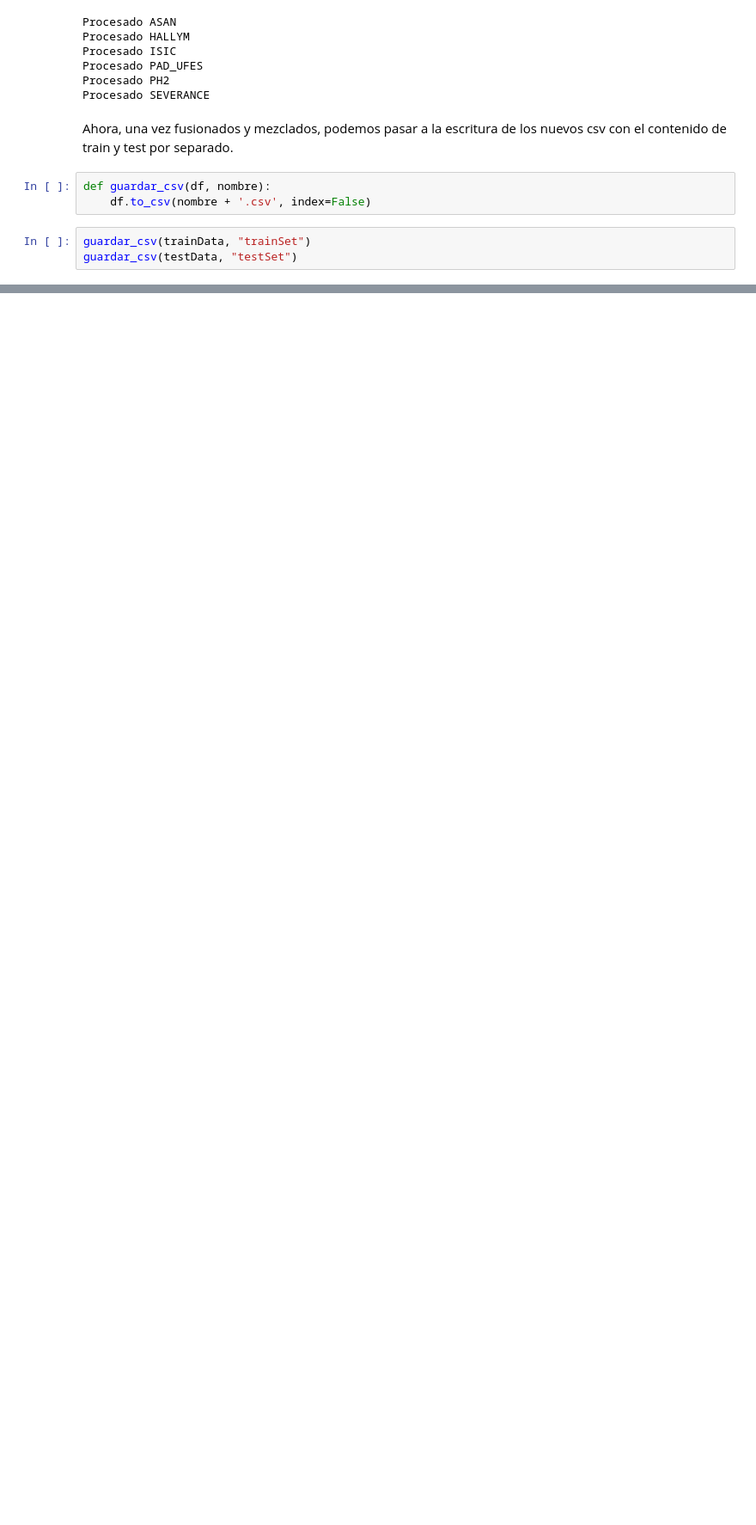
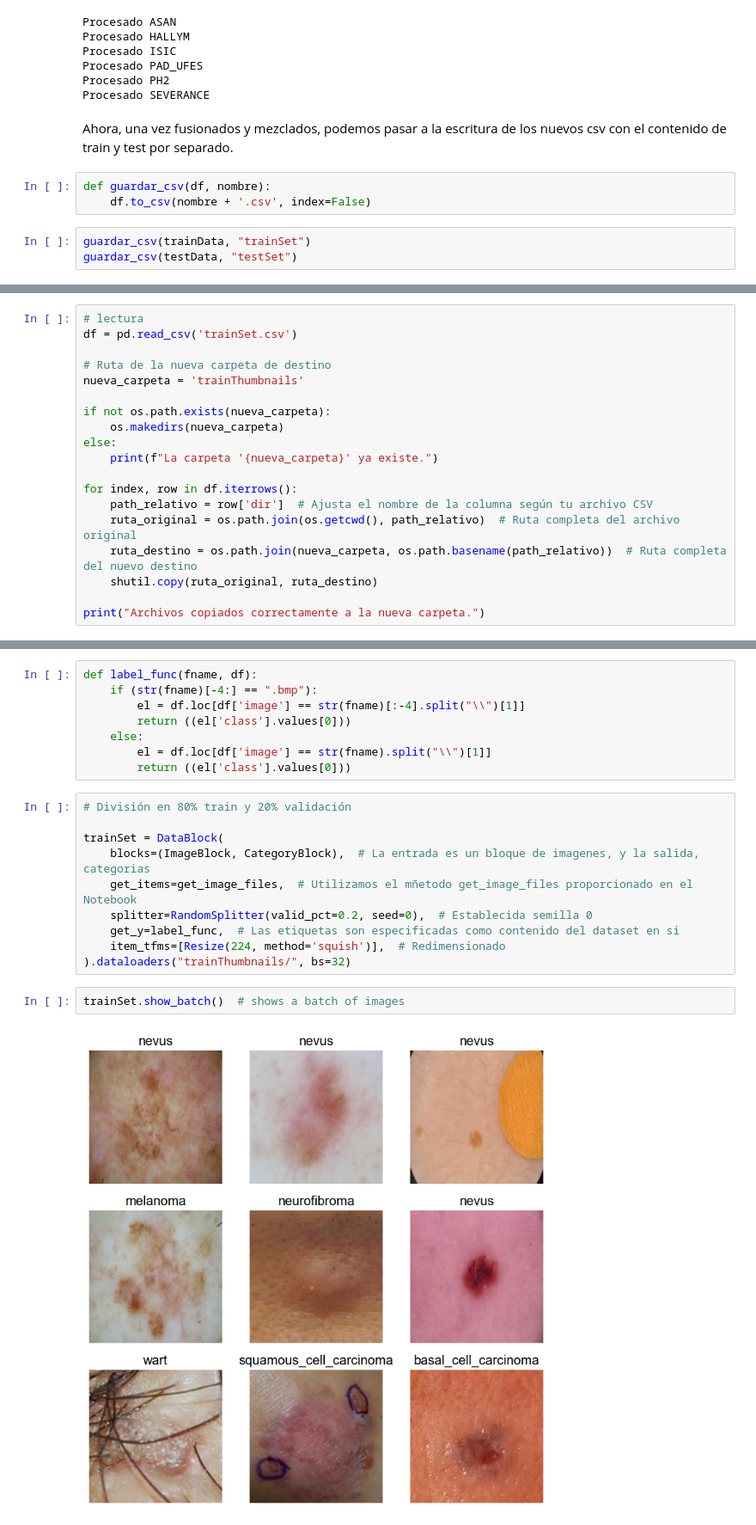
Before and after one commit to hexecoded/TFG, a Jupyter notebook: dataPreprocessing.ipynb, the cells around one changed output, grey strips where cells are left out. Shown at 86% size. Saved outputs shown, nothing was run; the diff lists cells and outputs as text; blank space fills up the shorter version.

Commit message:
SuperRes: corregido error en lectura e inicio de pruebas

```diff
--- a/dataPreprocessing.ipynb
+++ b/dataPreprocessing.ipynb
@@ -928,0 +931,19 @@ guardar_csv(testData, "testSet")
+# %%
+# lectura
+df = pd.read_csv('trainSet.csv')
+
+# Ruta de la nueva carpeta de destino
+nueva_carpeta = 'trainThumbnails'
+
+if not os.path.exists(nueva_carpeta):
+    os.makedirs(nueva_carpeta)
+else:
+    print(f"La carpeta '{nueva_carpeta}' ya existe.")
+
+for index, row in df.iterrows():
+    path_relativo = row['dir']  # Ajusta el nombre de la columna según tu archivo CSV
+    ruta_original = os.path.join(os.getcwd(), path_relativo)  # Ruta completa del archivo original
+    ruta_destino = os.path.join(nueva_carpeta, os.path.basename(path_relativo))  # Ruta completa del nuevo destino
+    shutil.copy(ruta_original, ruta_destino)
+
+print("Archivos copiados correctamente a la nueva carpeta.")
@@ -928,0 +978,22 @@ guardar_csv(testData, "testSet")
+# %%
+def label_func(fname, df):
+    if (str(fname)[-4:] == ".bmp"):
+        el = df.loc[df['image'] == str(fname)[:-4].split("\\")[1]]
+        return ((el['class'].values[0]))
+    else:
+        el = df.loc[df['image'] == str(fname).split("\\")[1]]
+        return ((el['class'].values[0]))
+# %%
+# División en 80% train y 20% validación
+
+trainSet = DataBlock(
+    blocks=(ImageBlock, CategoryBlock),  # La entrada es un bloque de imagenes, y la salida, categorias
+    get_items=get_image_files,  # Utilizamos el mñetodo get_image_files proporcionado en el Notebook
+    splitter=RandomSplitter(valid_pct=0.2, seed=0),  # Establecida semilla 0
+    get_y=label_func,  # Las etiquetas son especificadas como contenido del dataset en si
+    item_tfms=[Resize(224, method='squish')],  # Redimensionado
+).dataloaders("trainThumbnails/", bs=32)
+# %%
+trainSet.show_batch()  # shows a batch of images
+# %% [output]
+[figure, added]
```
Also changed, not shown: parts of 5 cells of this notebook, 3 other files.
